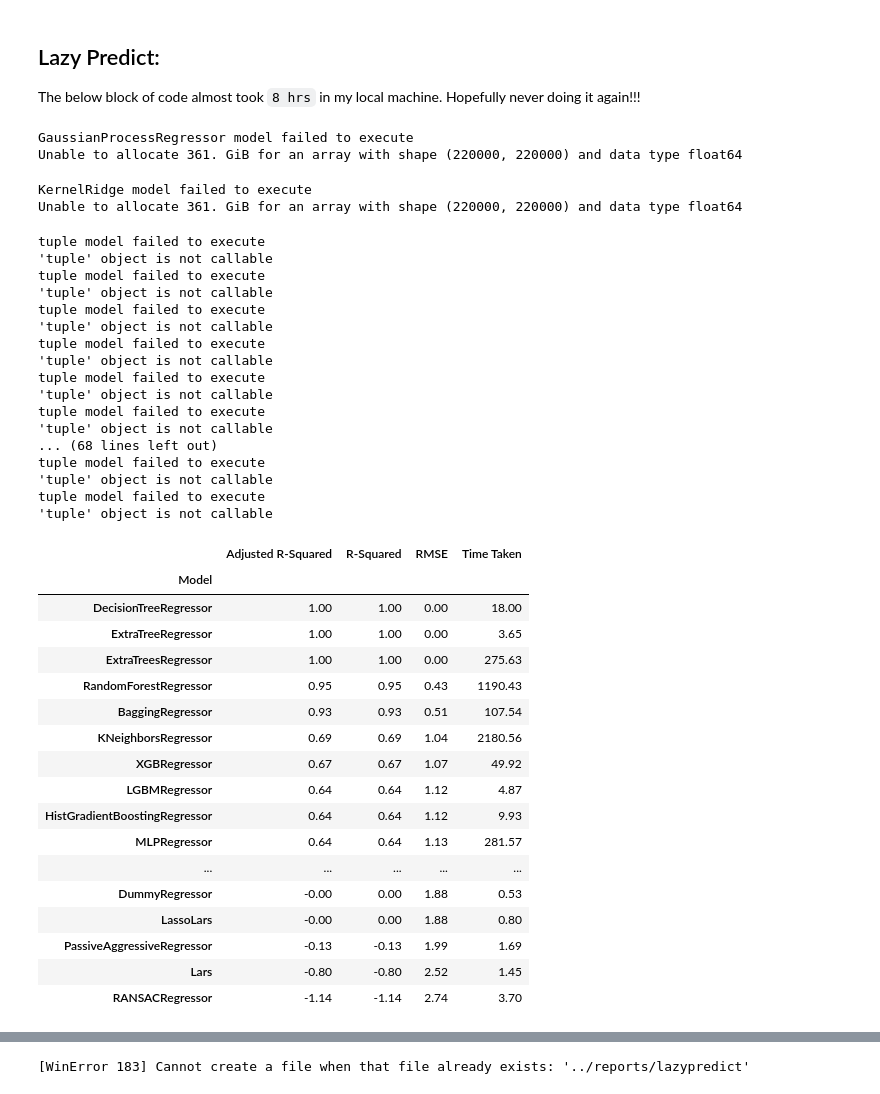
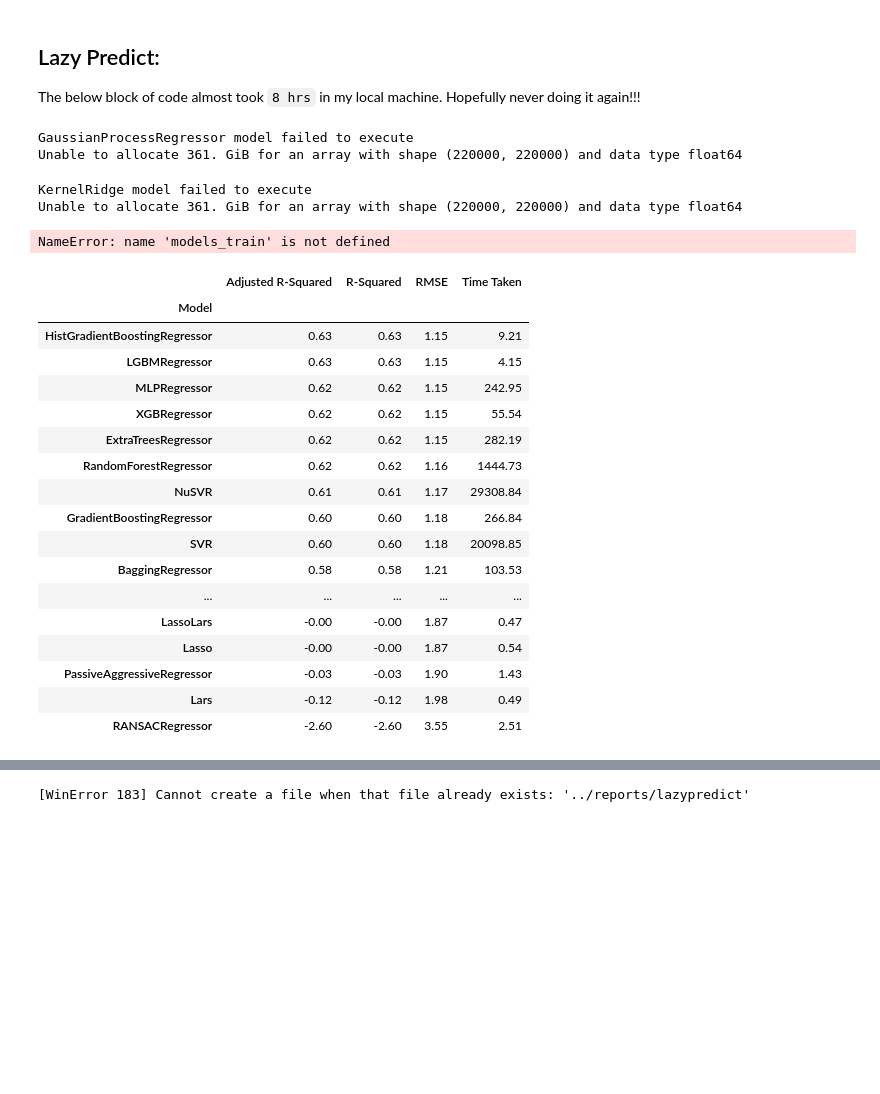
Before and after one commit to Deepankar-98/higgs_boson_kaggle, a Jupyter notebook: notebooks/03-Training_model_to_predict_Weight.ipynb, the cells around one changed output, grey strips where cells are left out. Drawn from its saved outputs; the diff is of its cells as text; code cells hidden in the pictures; blank space fills up the shorter version.

Commit message:
LazyPredict model rerun and fixing errors

```diff
--- a/notebooks/03-Training_model_to_predict_Weight.ipynb
+++ b/notebooks/03-Training_model_to_predict_Weight.ipynb
@@ -75,54 +75,41 @@ sns.histplot(data=df1, x='Weight', hue='Label', log_scale=True, kde=True)
 ## Lazy Predict:
 
 The below block of code almost took `8 hrs` in my local machine. Hopefully never doing it again!!!
+# %%
+# Import libraries
+from lazypredict.Supervised import LazyRegressor
+
+# Defines and builds the lazyclassifier
+reg = LazyRegressor(verbose=0, ignore_warnings=False, custom_metric=None)
 # %%
-# # Import libraries
-# from lazypredict.Supervised import LazyRegressor
+models, predictions = reg.fit(X_train, X_test, y_train, y_test)
 
-# # Defines and builds the lazyclassifier
-# reg = LazyRegressor(verbose=0, ignore_warnings=False, custom_metric=None)
-# models_train, predictions_train = reg.fit(X_train, X_train, y_train, y_train)
-# models_test, predictions_test = reg.fit(X_train, X_test, y_train, y_test)
-
-# # Prints the model performance
-# models_train
+# Prints the model performance
+models
 # %% [output]
 GaussianProcessRegressor model failed to execute
 Unable to allocate 361. GiB for an array with shape (220000, 220000) and data type float64
 KernelRidge model failed to execute
 Unable to allocate 361. GiB for an array with shape (220000, 220000) and data type float64
-tuple model failed to execute
-'tuple' object is not callable
-tuple model failed to execute
-'tuple' object is not callable
-tuple model failed to execute
-'tuple' object is not callable
-tuple model failed to execute
-'tuple' object is not callable
-tuple model failed to execute
-'tuple' object is not callable
-tuple model failed to execute
-'tuple' object is not callable
-... (68 lines left out)
-tuple model failed to execute
-'tuple' object is not callable
-tuple model failed to execute
-'tuple' object is not callable
+NameError: name 'models_train' is not defined
-|  | Adjusted R-Squared | R-Squared | RMSE | Time Taken |
-| Model |  |  |  |  |
-| DecisionTreeRegressor | 1.00 | 1.00 | 0.00 | 18.00 |
-| ExtraTreeRegressor | 1.00 | 1.00 | 0.00 | 3.65 |
-| ExtraTreesRegressor | 1.00 | 1.00 | 0.00 | 275.63 |
-| RandomForestRegressor | 0.95 | 0.95 | 0.43 | 1190.43 |
-| BaggingRegressor | 0.93 | 0.93 | 0.51 | 107.54 |
-| KNeighborsRegressor | 0.69 | 0.69 | 1.04 | 2180.56 |
-| XGBRegressor | 0.67 | 0.67 | 1.07 | 49.92 |
-| LGBMRegressor | 0.64 | 0.64 | 1.12 | 4.87 |
-| HistGradientBoostingRegressor | 0.64 | 0.64 | 1.12 | 9.93 |
-| MLPRegressor | 0.64 | 0.64 | 1.13 | 281.57 |
-| ... | ... | ... | ... | ... |
-| DummyRegressor | -0.00 | 0.00 | 1.88 | 0.53 |
-| LassoLars | -0.00 | 0.00 | 1.88 | 0.80 |
-| PassiveAggressiveRegressor | -0.13 | -0.13 | 1.99 | 1.69 |
-| Lars | -0.80 | -0.80 | 2.52 | 1.45 |
-| RANSACRegressor | -1.14 | -1.14 | 2.74 | 3.70 |
+# %%
+models
+# %% [output]
+|  | Adjusted R-Squared | R-Squared | RMSE | Time Taken |
+| Model |  |  |  |  |
+| HistGradientBoostingRegressor | 0.63 | 0.63 | 1.15 | 9.21 |
+| LGBMRegressor | 0.63 | 0.63 | 1.15 | 4.15 |
+| MLPRegressor | 0.62 | 0.62 | 1.15 | 242.95 |
+| XGBRegressor | 0.62 | 0.62 | 1.15 | 55.54 |
+| ExtraTreesRegressor | 0.62 | 0.62 | 1.15 | 282.19 |
+| RandomForestRegressor | 0.62 | 0.62 | 1.16 | 1444.73 |
+| NuSVR | 0.61 | 0.61 | 1.17 | 29308.84 |
+| GradientBoostingRegressor | 0.60 | 0.60 | 1.18 | 266.84 |
+| SVR | 0.60 | 0.60 | 1.18 | 20098.85 |
+| BaggingRegressor | 0.58 | 0.58 | 1.21 | 103.53 |
+| ... | ... | ... | ... | ... |
+| LassoLars | -0.00 | -0.00 | 1.87 | 0.47 |
+| Lasso | -0.00 | -0.00 | 1.87 | 0.54 |
+| PassiveAggressiveRegressor | -0.03 | -0.03 | 1.90 | 1.43 |
+| Lars | -0.12 | -0.12 | 1.98 | 0.49 |
+| RANSACRegressor | -2.60 | -2.60 | 3.55 | 2.51 |
```
Also changed, not shown: parts of 23 cells of this notebook, 8 other files.
